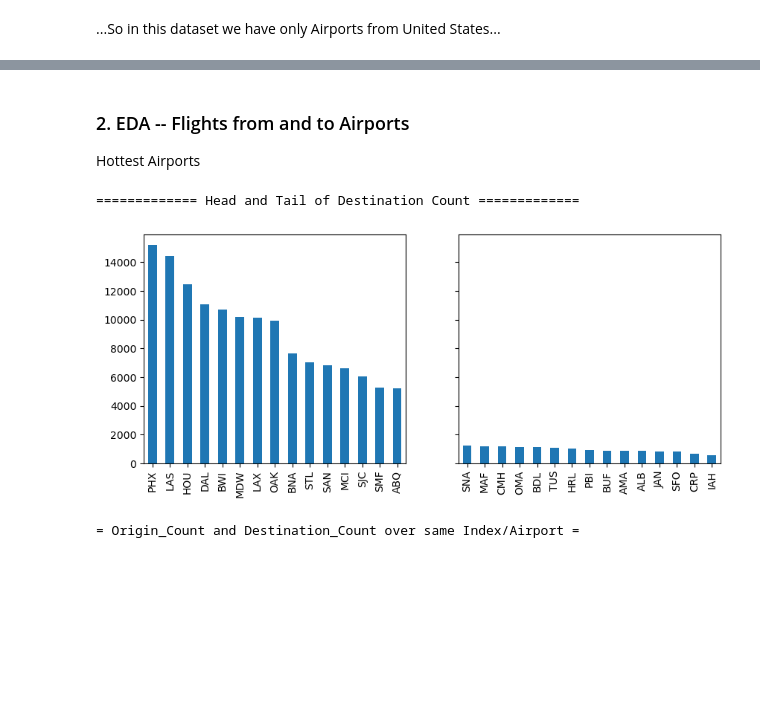
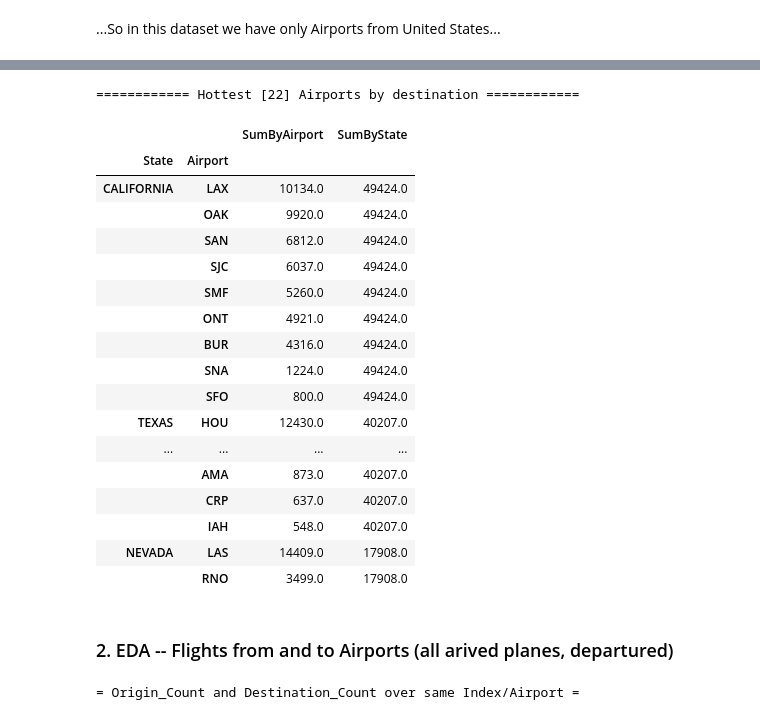
Before and after one commit to serg-razum-off/Altair, a Jupyter notebook: [PD] practice on V_Filghts.ipynb, the cells around one changed output, grey strips where cells are left out. Cells and saved outputs as stored; diff of their text form; code cells hidden in the pictures; blank space fills up the shorter version.

```diff
--- a/[PD] practice on V_Filghts.ipynb
+++ b/[PD] practice on V_Filghts.ipynb
@@ -252,29 +333,38 @@ wiki_airports_us = get_wiki_airports_US()
+# %%
+n = 22
+
+print_X(f"Hottest [{n}] Airports by destination")
+(
+    flights_by_airports_states
+        .reset_index()
+        .rename(columns={'index':'Airport'})
+        .merge(flights_by_states.reset_index(), on='State')
+            .rename(columns={'destination_x': 'SumByAirport', 'destination_y':'SumByState'})
+
+        .set_index(['State','Airport'])
+        .sort_values(by=['SumByState', 'SumByAirport'], ascending=[False, False])
+
+)[:n]
+# %% [output]
+============ Hottest [22] Airports by destination ============
+|  |  | SumByAirport | SumByState |
+| State | Airport |  |  |
+| CALIFORNIA | LAX | 10134.0 | 49424.0 |
+|  | OAK | 9920.0 | 49424.0 |
+|  | SAN | 6812.0 | 49424.0 |
+|  | SJC | 6037.0 | 49424.0 |
+|  | SMF | 5260.0 | 49424.0 |
+|  | ONT | 4921.0 | 49424.0 |
+|  | BUR | 4316.0 | 49424.0 |
+|  | SNA | 1224.0 | 49424.0 |
+|  | SFO | 800.0 | 49424.0 |
+| TEXAS | HOU | 12430.0 | 40207.0 |
+| ... | ... | ... | ... |
+|  | AMA | 873.0 | 40207.0 |
+|  | CRP | 637.0 | 40207.0 |
+|  | IAH | 548.0 | 40207.0 |
+| NEVADA | LAS | 14409.0 | 17908.0 |
+|  | RNO | 3499.0 | 17908.0 |
 # %% [markdown]
-### 2. EDA -- Flights from and to Airports
-Hottest Airports
+### 2. EDA -- Flights from and to Airports (all arived planes, departured)
-# %%
-print_X("Head and Tail of Destination Count")
-fig, axs = plt.subplots(1,2, figsize=(10,4), sharey=True)
-
-df_flights_origin = df_flights['origin'].value_counts()
-
-(
-    df_flights_origin
-        .nlargest(15)
-        .sort_values(ascending=False)
-        .plot(kind='bar', ax=axs[0])
-)
-(
-    df_flights_origin
-        .nsmallest(15)
-        .sort_values(ascending=False)
-        .plot(kind='bar', ax=axs[1])
-)
-
-with SuppressStdout():
-    del df_flights_origin
-    gc.collect()
-# %% [output]
-============= Head and Tail of Destination Count =============
-[figure, removed]
 # %%
```
Also changed, not shown: parts of 15 cells of this notebook, 2 other files.
